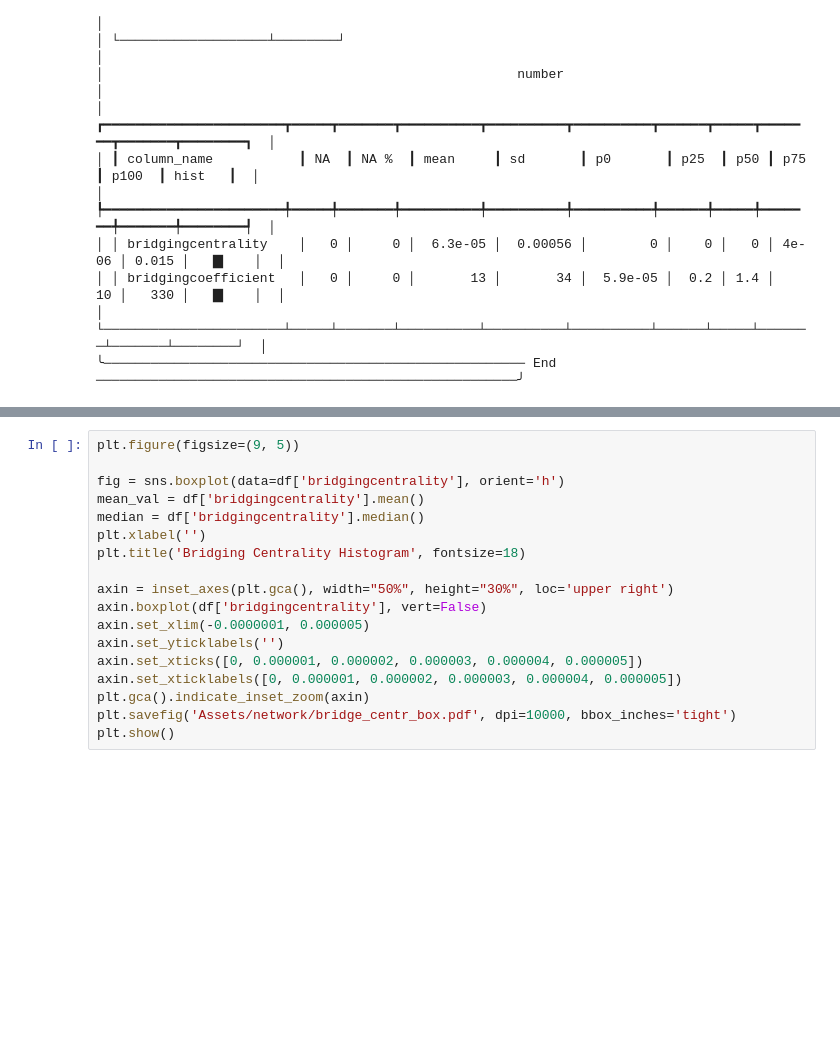
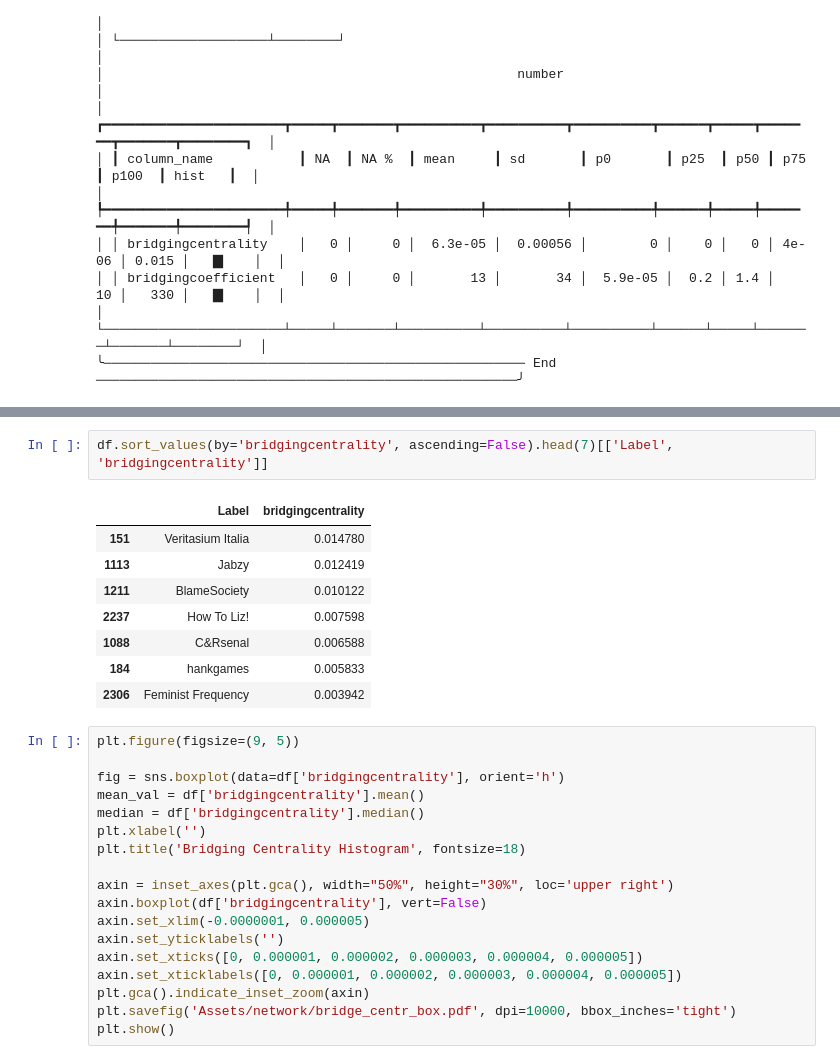
Before and after one commit to alexisfilippakopoulos/Social-Network-Analysis, a Jupyter notebook: data_wrangling.ipynb, the cells around one changed output, grey strips where cells are left out. Drawn from its saved outputs; the diff is of its cells as text; blank space fills up the shorter version.

```diff
--- a/data_wrangling.ipynb
+++ b/data_wrangling.ipynb
@@ -475,3 +476,14 @@ skim(df[['bridgingcentrality', 'bridgingcoefficient']])
+# %%
+df.sort_values(by='bridgingcentrality', ascending=False).head(7)[['Label', 'bridgingcentrality']]
+# %% [output]
+|  | Label | bridgingcentrality |
+| 151 | Veritasium Italia | 0.014780 |
+| 1113 | Jabzy | 0.012419 |
+| 1211 | BlameSociety | 0.010122 |
+| 2237 | How To Liz! | 0.007598 |
+| 1088 | C&Rsenal | 0.006588 |
+| 184 | hankgames | 0.005833 |
+| 2306 | Feminist Frequency | 0.003942 |
 # %%
 plt.figure(figsize=(9, 5))
 
```
Also changed, not shown: parts of 35 cells of this notebook, 12 other files.
